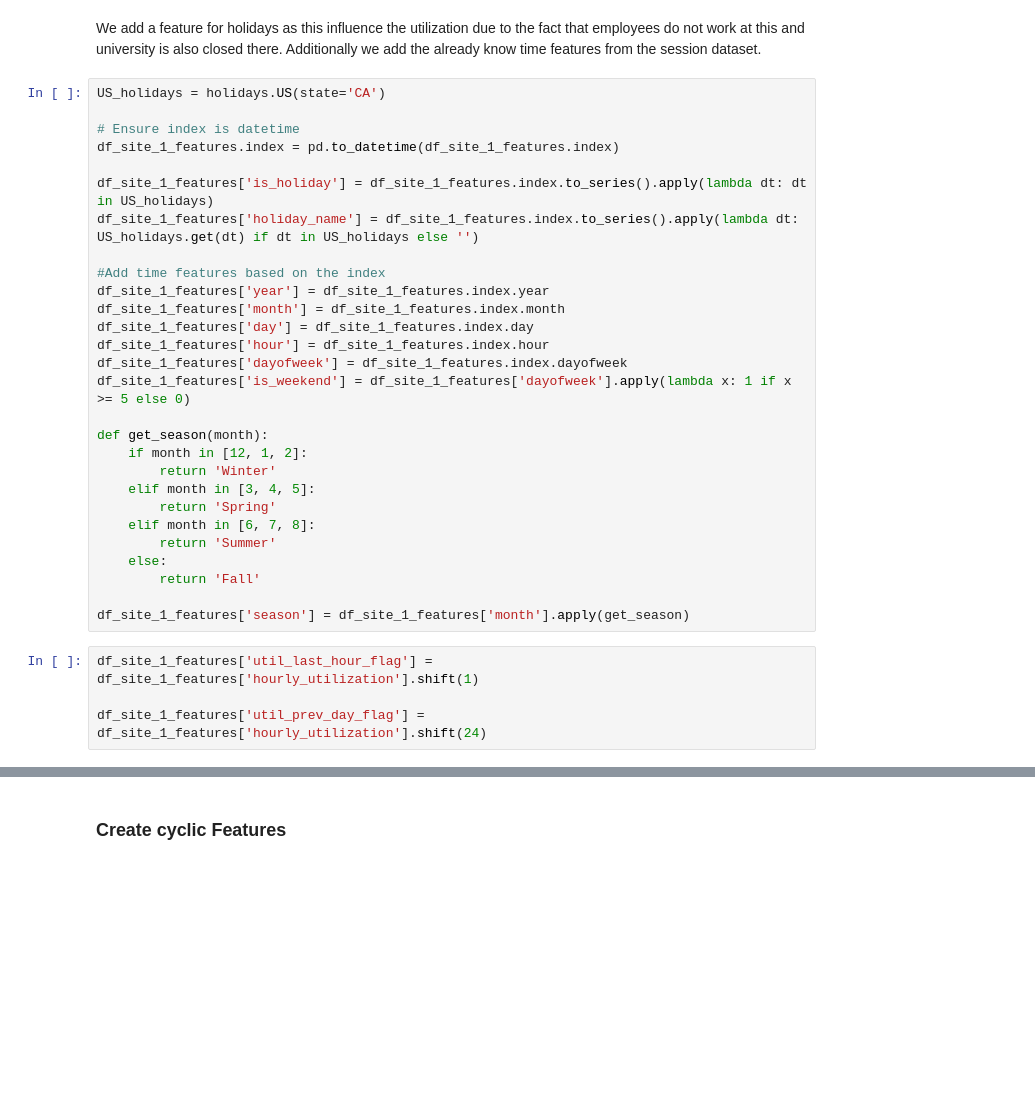
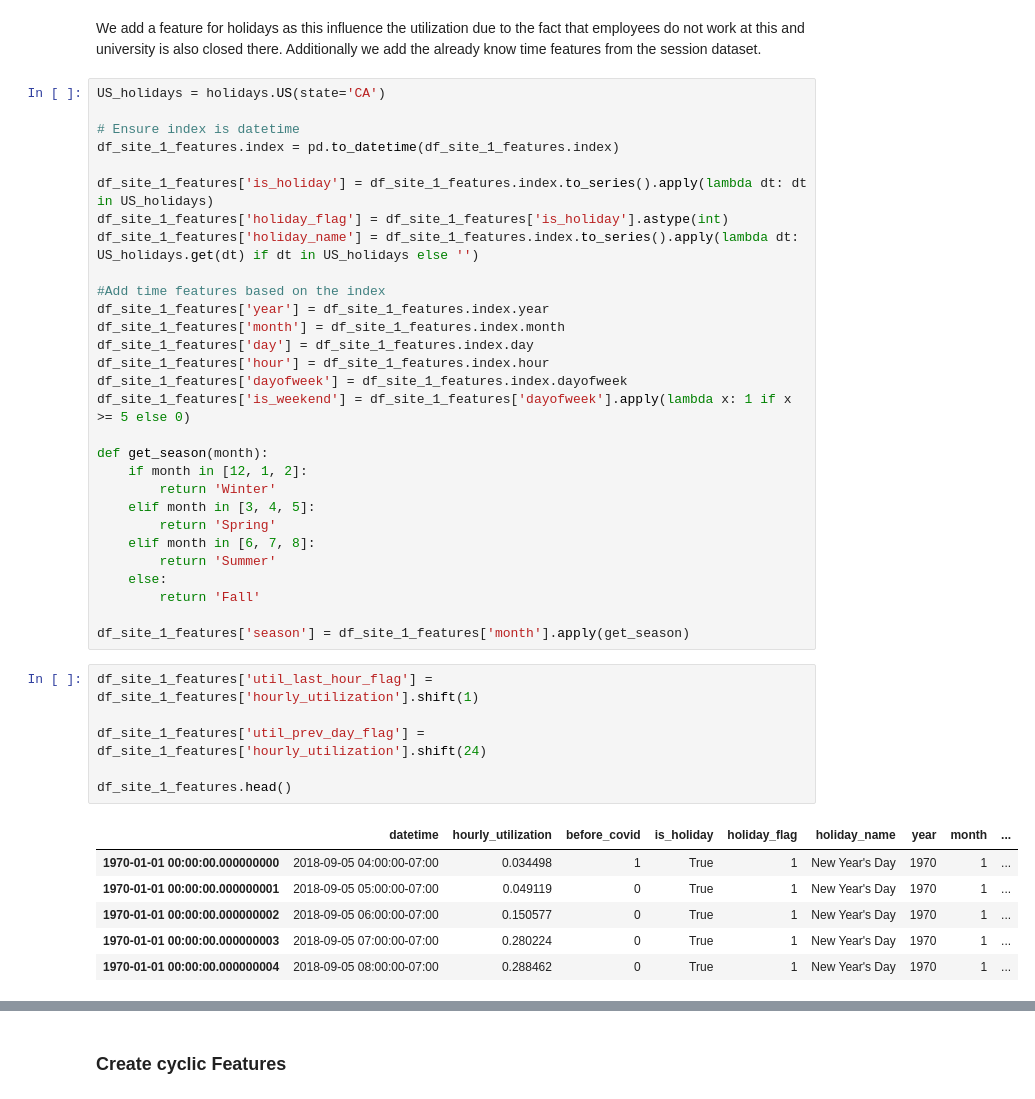
Before and after one commit to lbaudenb/AA_Team_6, a Jupyter notebook: notebooks/04_prediction.ipynb, the cells around one changed output, grey strips where cells are left out. Saved outputs shown, nothing was run; the diff lists cells and outputs as text; blank space fills up the shorter version.

```diff
--- a/notebooks/04_prediction.ipynb
+++ b/notebooks/04_prediction.ipynb
@@ -276,6 +271,7 @@ US_holidays = holidays.US(state='CA')
 df_site_1_features.index = pd.to_datetime(df_site_1_features.index)
 
 df_site_1_features['is_holiday'] = df_site_1_features.index.to_series().apply(lambda dt: dt in US_holidays)
+df_site_1_features['holiday_flag'] = df_site_1_features['is_holiday'].astype(int)
 df_site_1_features['holiday_name'] = df_site_1_features.index.to_series().apply(lambda dt: US_holidays.get(dt) if dt in US_holidays else '')
 
 #Add time features based on the index
@@ -300,5 +296,14 @@ df_site_1_features['season'] = df_site_1_features['month'].apply(get_season)
 # %%
 df_site_1_features['util_last_hour_flag'] = df_site_1_features['hourly_utilization'].shift(1)
 
 df_site_1_features['util_prev_day_flag'] = df_site_1_features['hourly_utilization'].shift(24)
+
+df_site_1_features.head()
+# %% [output]
+|  | datetime | hourly_utilization | before_covid | is_holiday | holiday_flag | holiday_name | year | month | ... |
+| 1970-01-01 00:00:00.000000000 | 2018-09-05 04:00:00-07:00 | 0.034498 | 1 | True | 1 | New Year's Day | 1970 | 1 | ... |
+| 1970-01-01 00:00:00.000000001 | 2018-09-05 05:00:00-07:00 | 0.049119 | 0 | True | 1 | New Year's Day | 1970 | 1 | ... |
+| 1970-01-01 00:00:00.000000002 | 2018-09-05 06:00:00-07:00 | 0.150577 | 0 | True | 1 | New Year's Day | 1970 | 1 | ... |
+| 1970-01-01 00:00:00.000000003 | 2018-09-05 07:00:00-07:00 | 0.280224 | 0 | True | 1 | New Year's Day | 1970 | 1 | ... |
+| 1970-01-01 00:00:00.000000004 | 2018-09-05 08:00:00-07:00 | 0.288462 | 0 | True | 1 | New Year's Day | 1970 | 1 | ... |
 # %%
```
Also changed, not shown: parts of 15 cells of this notebook.
